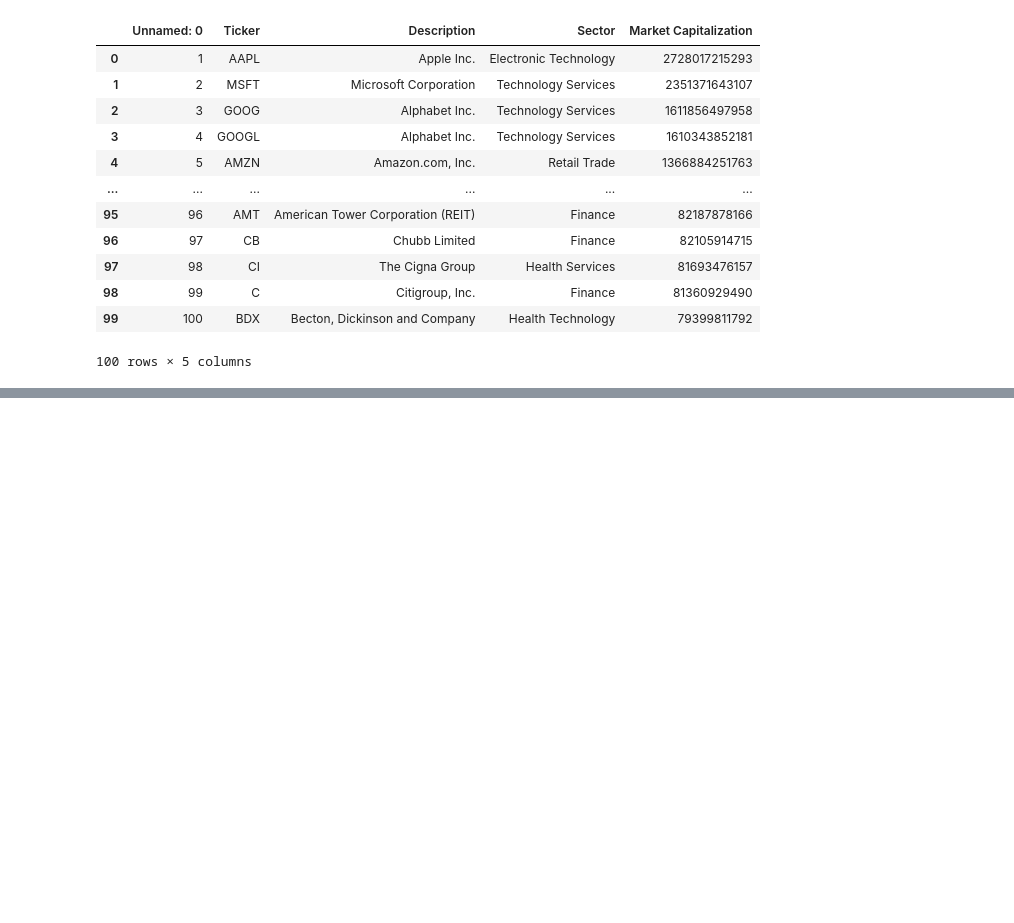
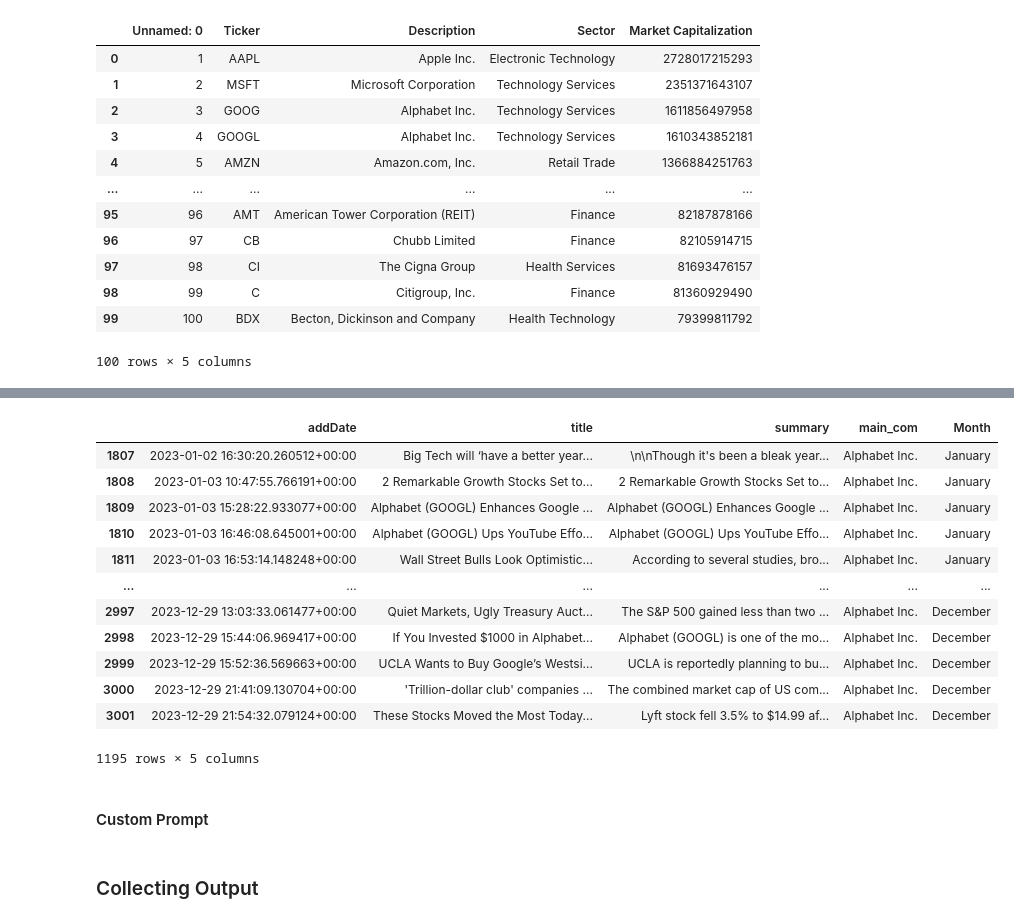
Before and after one commit to Margo-Kim/hacklytics2024_topV_, a Jupyter notebook: 01_Progressive_News.ipynb, the cells around one changed output, grey strips where cells are left out. Cells and saved outputs as stored; diff of their text form; code cells hidden in the pictures; blank space fills up the shorter version.

```diff
--- a/01_Progressive_News.ipynb
+++ b/01_Progressive_News.ipynb
@@ -154,0 +223,18 @@ df_top_100
+# %%
+# collect only 'Alphabet Inc.' data from expanded_news_limted_exclude
+expanded_news_limted_exclude_Alphabet = expanded_news_limted_exclude[expanded_news_limted_exclude['main_com'] == 'Alphabet Inc.']
+expanded_news_limted_exclude_Alphabet
+# %% [output]
+|  | addDate | title | summary | main_com | Month |
+| 1807 | 2023-01-02 16:30:20.260512+00:00 | Big Tech will ‘have a better year... | \n\nThough it's been a bleak year... | Alphabet Inc. | January |
+| 1808 | 2023-01-03 10:47:55.766191+00:00 | 2 Remarkable Growth Stocks Set to... | 2 Remarkable Growth Stocks Set to... | Alphabet Inc. | January |
+| 1809 | 2023-01-03 15:28:22.933077+00:00 | Alphabet (GOOGL) Enhances Google ... | Alphabet (GOOGL) Enhances Google ... | Alphabet Inc. | January |
+| 1810 | 2023-01-03 16:46:08.645001+00:00 | Alphabet (GOOGL) Ups YouTube Effo... | Alphabet (GOOGL) Ups YouTube Effo... | Alphabet Inc. | January |
+| 1811 | 2023-01-03 16:53:14.148248+00:00 | Wall Street Bulls Look Optimistic... | According to several studies, bro... | Alphabet Inc. | January |
+| ... | ... | ... | ... | ... | ... |
+| 2997 | 2023-12-29 13:03:33.061477+00:00 | Quiet Markets, Ugly Treasury Auct... | The S&P 500 gained less than two ... | Alphabet Inc. | December |
+| 2998 | 2023-12-29 15:44:06.969417+00:00 | If You Invested $1000 in Alphabet... | Alphabet (GOOGL) is one of the mo... | Alphabet Inc. | December |
+| 2999 | 2023-12-29 15:52:36.569663+00:00 | UCLA Wants to Buy Google’s Westsi... | UCLA is reportedly planning to bu... | Alphabet Inc. | December |
+| 3000 | 2023-12-29 21:41:09.130704+00:00 | 'Trillion-dollar club' companies ... | The combined market cap of US com... | Alphabet Inc. | December |
+| 3001 | 2023-12-29 21:54:32.079124+00:00 | These Stocks Moved the Most Today... | Lyft stock fell 3.5% to $14.99 af... | Alphabet Inc. | December |
+1195 rows × 5 columns
@@ -154,0 +253,2 @@ df_top_100
+# %% [markdown]
+#### Custom Prompt
@@ -154,0 +294,2 @@ df_top_100
+# %% [markdown]
+### Collecting Output
```
Also changed, not shown: parts of 31 cells of this notebook.
